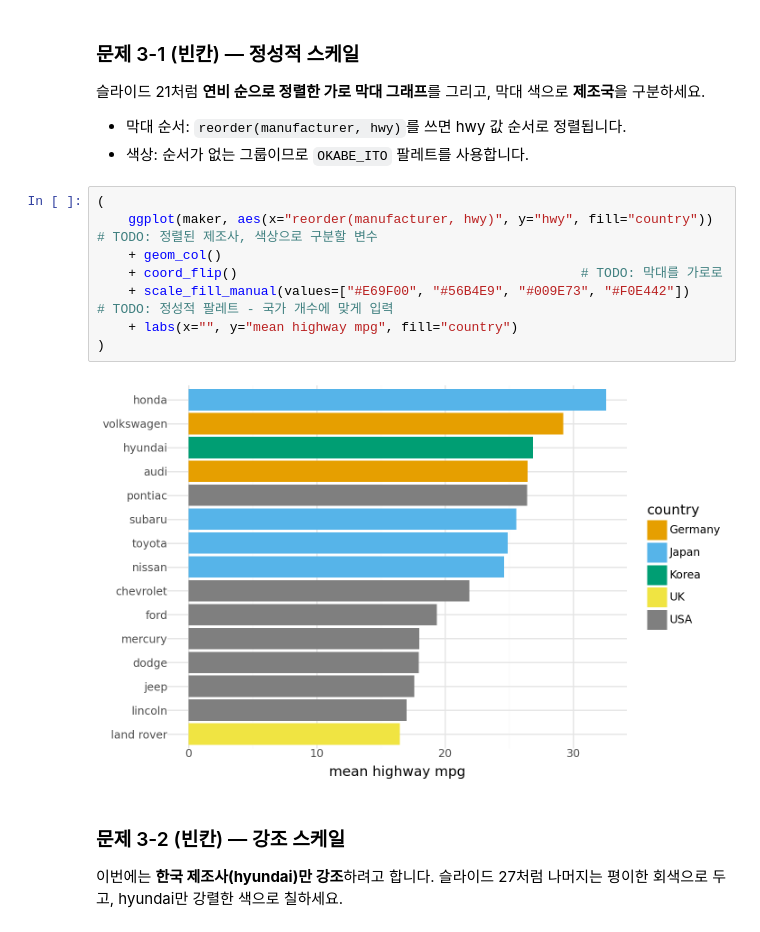
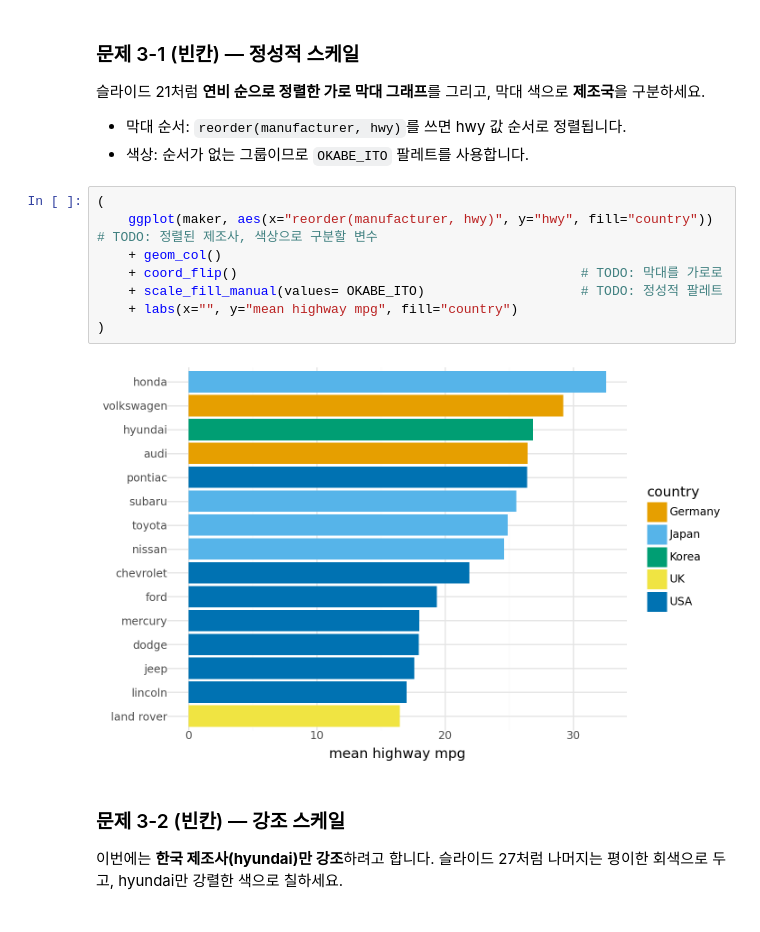
Before and after one commit to leebomin/tobigs-26th, a Jupyter notebook: Week6/DA-Track/Tableau&Power_BI/이보민/[WEEK6]_데이터시각화.ipynb, the cells around one changed output. Cells and saved outputs as stored; diff of their text form.

```diff
--- a/Week6/DA-Track/Tableau&Power_BI/이보민/[WEEK6]_데이터시각화.ipynb
+++ b/Week6/DA-Track/Tableau&Power_BI/이보민/[WEEK6]_데이터시각화.ipynb
@@ -183,13 +183,13 @@ maker.head()
 # %%
 (
     ggplot(maker, aes(x="reorder(manufacturer, hwy)", y="hwy", fill="country"))    # TODO: 정렬된 제조사, 색상으로 구분할 변수
     + geom_col()
     + coord_flip()                                            # TODO: 막대를 가로로
-    + scale_fill_manual(values=["#E69F00", "#56B4E9", "#009E73", "#F0E442"])                  # TODO: 정성적 팔레트 - 국가 개수에 맞게 입력
+    + scale_fill_manual(values= OKABE_ITO)                    # TODO: 정성적 팔레트
     + labs(x="", y="mean highway mpg", fill="country")
 )
 # %% [output]
-[figure, old version]
+[figure, new version]
 # %% [markdown]
 ### 문제 3-2 (빈칸) — 강조 스케일
 이번에는 **한국 제조사(hyundai)만 강조**하려고 합니다. 슬라이드 27처럼 나머지는 평이한 회색으로 두고, hyundai만 강렬한 색으로 칠하세요.
```
